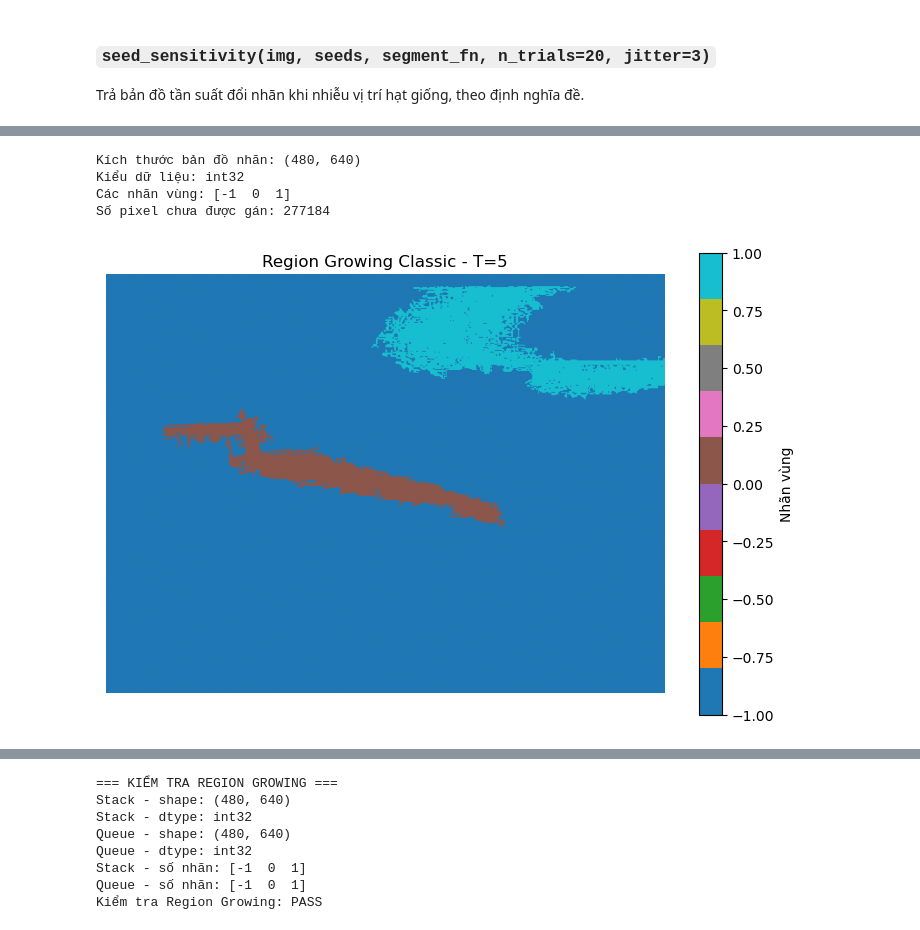
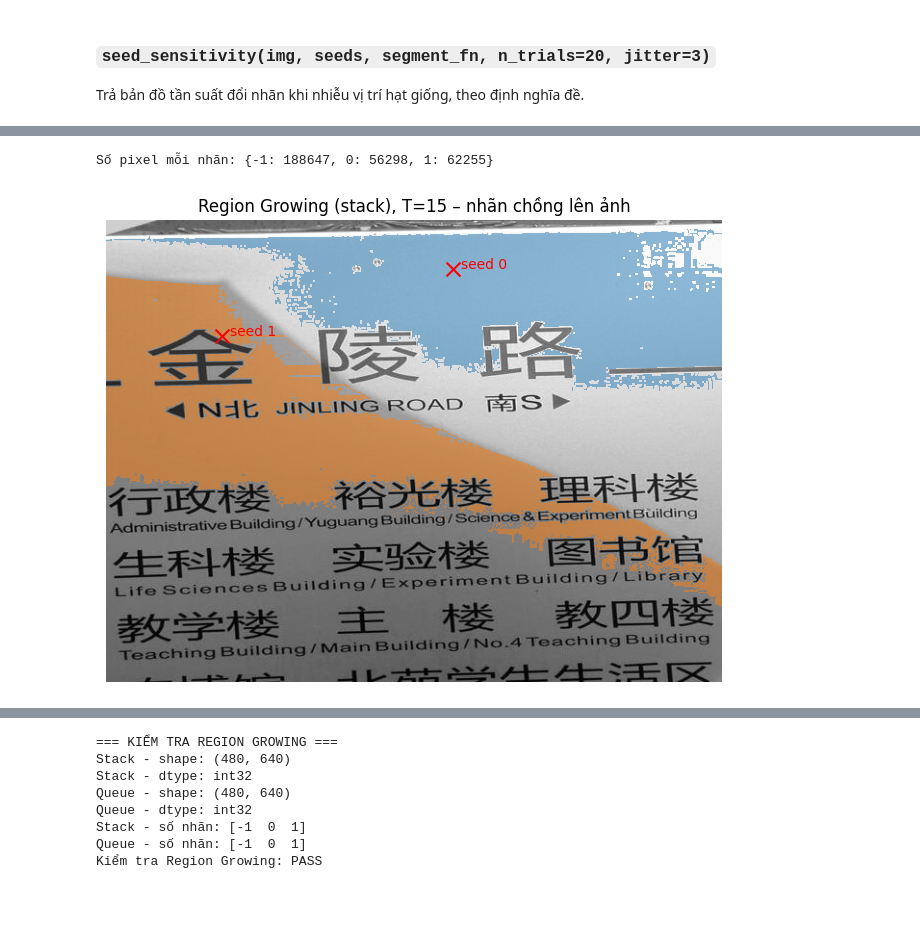
Before and after one commit to NguyenTanHiep07/xla-121036, a Jupyter notebook: bai_tap_2/lam_viec/bt2_sen.ipynb, the cells around one changed output, grey strips where cells are left out. Cells and saved outputs as stored; diff of their text form; code cells hidden in the pictures; blank space fills up the shorter version.

```diff
--- a/bai_tap_2/lam_viec/bt2_sen.ipynb
+++ b/bai_tap_2/lam_viec/bt2_sen.ipynb
@@ -261,26 +265,3 @@ Image shape: (480, 640)
 Image dtype: uint8
 Intensity range: 0 - 255
 [figure]
-# %%
-test_seeds = [
-    (180, 80),
-    (100, 500)
-]
-
-plt.figure(figsize=(9, 6))
-plt.imshow(test_img, cmap="gray")
-
-for i, (r, c) in enumerate(test_seeds):
-    plt.scatter(c, r, marker="x", s=100, label=f"Seed {i}")
-
-plt.title("Vị trí các seed trên ảnh")
-plt.legend()
-plt.axis("on")
-plt.show()
-
-print("Kích thước ảnh:", test_img.shape)
-print("Danh sách seed:", test_seeds)
-print(
-    "Cường độ tại các seed:",
-    [int(test_img[r, c]) for r, c in test_seeds]
-)
@@ -292,26 +268,25 @@ Cường độ tại các seed: [140, 238]
-# %%
-labels = region_growing_classic(
- test_img,
- test_seeds,
- T=5,
- order="stack"
-)
-print("Kích thước bản đồ nhãn:", labels.shape)
-print("Kiểu dữ liệu:", labels.dtype)
-print("Các nhãn vùng:", np.unique(labels))
-print("Số pixel chưa được gán:", np.sum(labels == -1))
-plt.figure(figsize=(9, 6))
-plt.imshow(labels, cmap="tab10")
-plt.title("Region Growing Classic - T=5")
-plt.colorbar(label="Nhãn vùng")
-plt.axis("off")
-plt.show()
-# %% [output]
-Kích thước bản đồ nhãn: (480, 640)
-Kiểu dữ liệu: int32
-Các nhãn vùng: [-1  0  1]
-Số pixel chưa được gán: 277184
-[figure, removed]
+# %%
+test_seeds = [
+    (50, 360),   # nền sáng phía trên, cường độ 234
+    (120, 120),  # vùng bóng phía trái, cường độ 152
+]
+T_test = 15
+
+labels = region_growing_classic(test_img, test_seeds, T=T_test, order="stack")
+print("Số pixel mỗi nhãn:", {k: int((labels == k).sum()) for k in (-1, 0, 1)})
+
+plt.figure(figsize=(9, 6))
+plt.imshow(test_img, cmap="gray")
+plt.imshow(np.ma.masked_less(labels, 0), cmap="tab10", alpha=0.5, vmin=0, vmax=9)
+for i, (r, c) in enumerate(test_seeds):
+    plt.scatter(c, r, marker="x", s=100, c="red")
+    plt.text(c + 8, r, f"seed {i}", color="red")
+plt.title(f"Region Growing (stack), T={T_test} – nhãn chồng lên ảnh")
+plt.axis("off")
+plt.show()
+# %% [output]
+Số pixel mỗi nhãn: {-1: 188647, 0: 56298, 1: 62255}
+[figure, added]
 # %%
 labels_stack = region_growing_classic(
  test_img, test_seeds, T=5, order="stack"
```
Also changed, not shown: parts of 9 cells of this notebook.
